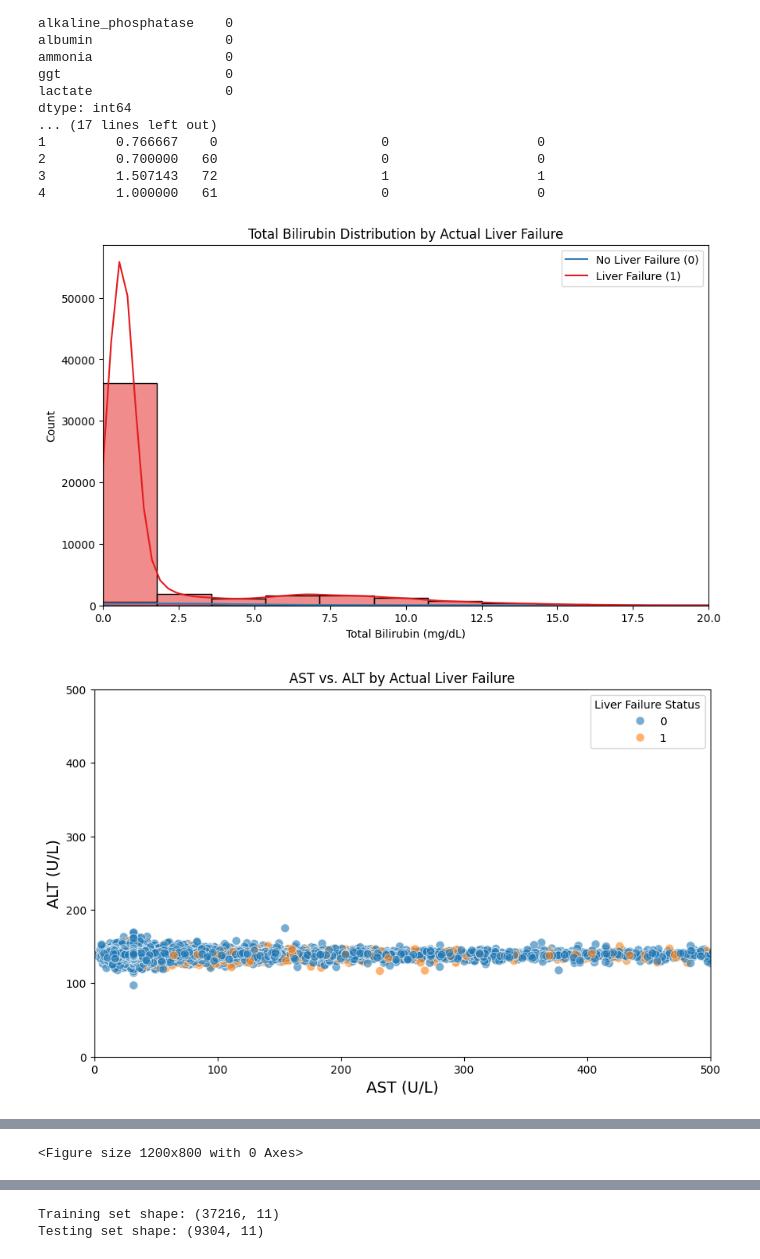
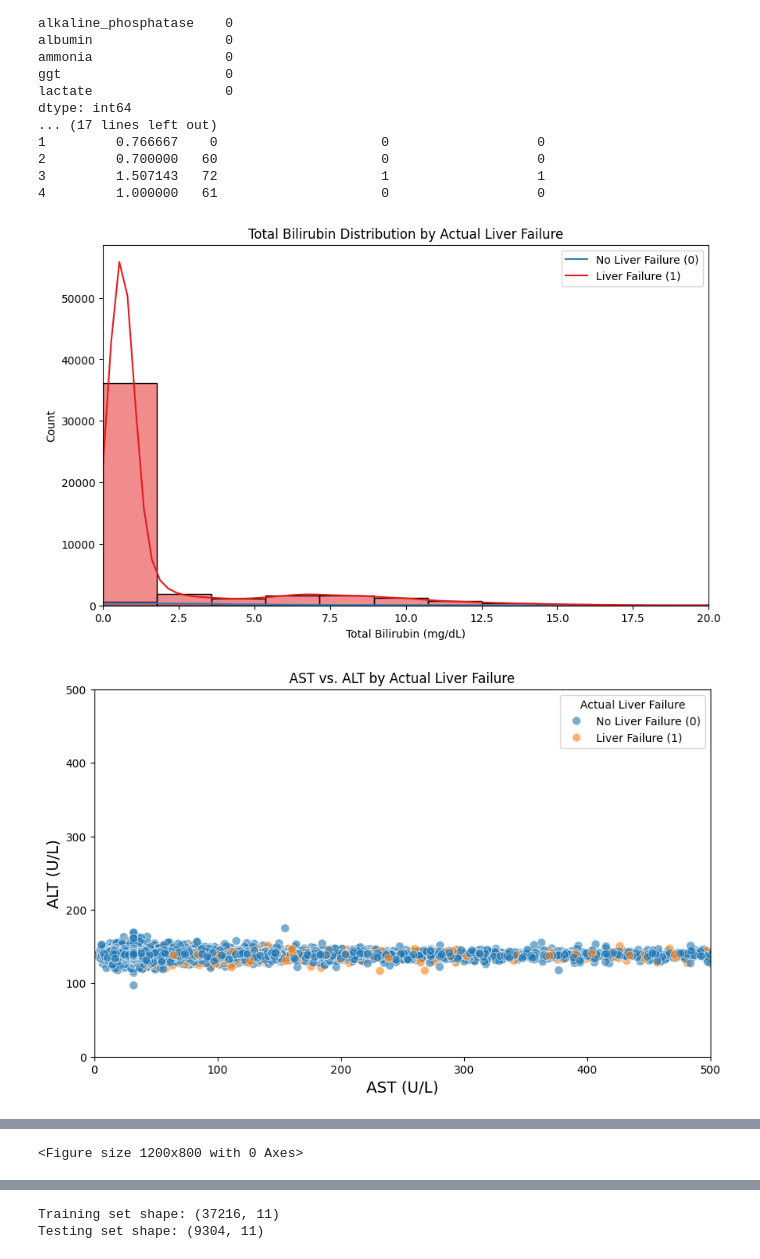
Before and after one commit to jminjares4/AI-in-Healthcare, a Jupyter notebook: Self_Learning_Tutorial/SLT.ipynb, the cells around one changed output, grey strips where cells are left out. Cells and saved outputs as stored; diff of their text form; code cells hidden in the pictures.

```diff
--- a/Self_Learning_Tutorial/SLT.ipynb
+++ b/Self_Learning_Tutorial/SLT.ipynb
@@ -121,45 +121,54 @@ dtype: int64
 4         1.000000   61                     0                   0
 # %%
 # Step 3 - Understand the Data with Plots
+
 # Plot 1: Total Bilirubin Distribution
+# This histogram shows the distribution of total bilirubin levels in patients,
+# categorized by whether they have actual liver failure or not.
 plt.figure(figsize=(10, 6))
 sns.histplot(data=data, x='total_bilirubin', hue='actual_liver_failure', bins=30, kde=True, palette='Set1')
 plt.title("Total Bilirubin Distribution by Actual Liver Failure")
-plt.xlabel("Total Bilirubin (mg/dL)")
-plt.ylabel("Count")
-plt.legend(labels=['No Liver Failure (0)', 'Liver Failure (1)'])
-plt.xlim(0, 20)
+plt.xlabel("Total Bilirubin (mg/dL)")  # X-axis represents bilirubin concentration
+plt.ylabel("Count")  # Y-axis represents the number of patients
+plt.legend(labels=['No Liver Failure (0)', 'Liver Failure (1)'])  # Legend for clarity
+plt.xlim(0, 20)  # Restricting x-axis to improve visibility
 plt.show()
 
 # Plot 2: AST vs. ALT Scatterplot
+# This scatterplot visualizes the relationship between AST and ALT enzyme levels,
+# which are key indicators of liver function.
 plt.figure(figsize=(10, 6))
 scatter = sns.scatterplot(data=data, x='AST', y='ALT', hue='actual_liver_failure', palette='tab10', alpha=0.6, s=60)
 plt.title("AST vs. ALT by Actual Liver Failure")
-plt.xlabel("AST (U/L)", fontsize=14)
-plt.ylabel("ALT (U/L)", fontsize=14)
-plt.xlim(0, 500)
-plt.ylim(0, 500)
-sns.move_legend(scatter, "upper right", title="Liver Failure Status", frameon=True)
+plt.xlabel("AST (U/L)", fontsize=14)  # Aspartate Aminotransferase (AST) levels
+plt.ylabel("ALT (U/L)", fontsize=14)  # Alanine Aminotransferase (ALT) levels
+plt.xlim(0, 500)  # Limiting x-axis range for better focus
+plt.ylim(0, 500)  # Limiting y-axis range for better focus
+
+# Fixing the legend to match the first plot format
+handles, _ = scatter.get_legend_handles_labels()
+plt.legend(handles=handles, labels=['No Liver Failure (0)', 'Liver Failure (1)'], title="Actual Liver Failure")
 plt.show()
 
-
 # Plot 3: Age Distribution
+# This boxplot displays the distribution of patient ages, separated by liver failure status.
 plt.figure(figsize=(10, 6))
 sns.boxplot(x='actual_liver_failure', y='age', data=data, hue='actual_liver_failure', palette='Set3', legend=False)
 plt.title("Age Distribution by Actual Liver Failure")
-plt.xlabel("Liver Failure Status (0 = No, 1 = Yes)")
-plt.ylabel("Age (Years)")
+plt.xlabel("Liver Failure Status (0 = No, 1 = Yes)")  # X-axis represents liver failure status
+plt.ylabel("Age (Years)")  # Y-axis represents patient age distribution
 plt.show()
 
 # Plot 4: Pair Plot
+# This pair plot provides an overview of relationships between different liver-related metrics.
 plt.figure(figsize=(12, 8))
-pair_cols = ['total_bilirubin', 'ALT', 'AST', 'albumin', 'actual_liver_failure']
-sns.pairplot(data=data[pair_cols], hue='actual_liver_failure', palette='Set1', diag_kind='hist')
-plt.suptitle("Pair Plot of Liver Labs by Actual Liver Failure", y=1.02)
+pair_cols = ['total_bilirubin', 'ALT', 'AST', 'albumin', 'actual_liver_failure']  # Selecting key features
+sns.pairplot(data=data[pair_cols], hue='actual_liver_failure', palette='Set1', diag_kind='hist')  # Histograms on diagonal
+plt.suptitle("Pair Plot of Liver Labs by Actual Liver Failure", y=1.02)  # Title with spacing for better visibility
 plt.show()
 # %% [output]
 [figure]
-[figure, old version]
+[figure, new version]
 [figure]
 <Figure size 1200x800 with 0 Axes>
 [figure]
```
Also changed, not shown: parts of 4 cells of this notebook.
